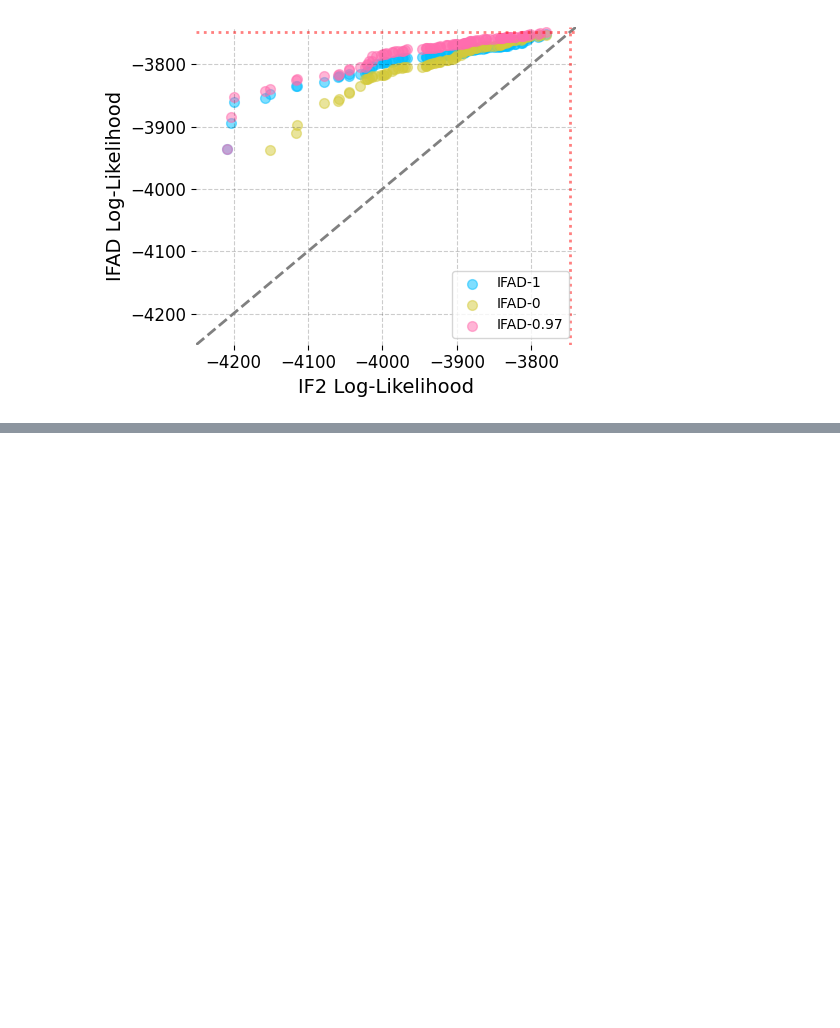
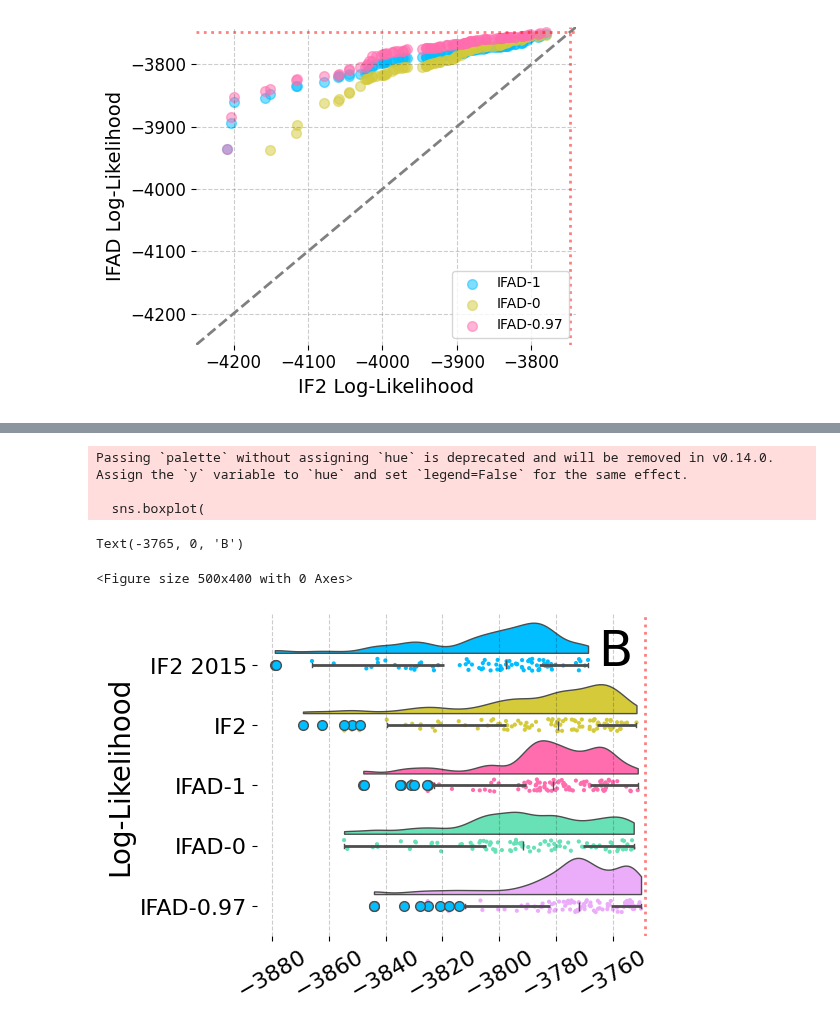
Before and after one commit to pypomp/quant, a Jupyter notebook: dacca_gamma/dacca_analysis.ipynb, the cells around one changed output, grey strips where cells are left out. Drawn from its saved outputs; the diff is of its cells as text; code cells hidden in the pictures; blank space fills up the shorter version.

```diff
--- a/dacca_gamma/dacca_analysis.ipynb
+++ b/dacca_gamma/dacca_analysis.ipynb
@@ -161,0 +122,46 @@ Error:
+# %%
+#IF2 0.95
+import pyreadr
+from scipy.special import logsumexp
+import seaborn as sns
+plt.style.use('matplotlibrc')
+plt.figure(figsize=(5,4))
+result = pyreadr.read_r('cholera-mif1-mif2.rda')
+
+length = len(mifs)
+data = pd.DataFrame({'IF2 2015': np.pad(logsumexp(result['m2.lik'], axis=0)[:length],
+                                        (0,max(0,length-100)), constant_values=np.nan),
+              'IF2': mifs,
+              'IFAD-1': runs[1.0],
+              'IFAD-0' : runs[0.0],
+              'IFAD-0.97' : runs[0.97]})
+
+
+dx="group"; dy="score"; ort="h"; pal = "Set2"; sigma = 0.2
+pal = sns.color_palette([tuple(int(h[i:i+2], 16)/255 for i in (0, 2, 4)) for h in ['00BEFF', 'D4CA3A', 'FF6DAE', '67E1B5', 'EBACFA',
+                                             '9E9E9E', 'F1988E', '5DB15A', 'E28544', '52B8AA']], 10)
+fig, ax = plt.subplots(figsize=(7/1.2, 5/1.2))
+
+ax=pt.RainCloud(x = 'variable', y = 'value',
+                data = data[data>-3900].melt(), bw = sigma,
+                palette=pal,
+                 width_viol = 1.2, ax = ax, orient = ort
+                 )
+plt.xlabel('')
+plt.ylabel('Log-Likelihood')
+
+
+plt.axvline(-3748.5, linestyle='dotted', color='r', alpha=0.5)
+plt.ylabel('Log-Likelihood', fontsize=20)
+plt.xticks(rotation=30, fontsize=16)
+plt.yticks(rotation=0, fontsize=16)
+#plt.title('Boxplot Comparison of Performance, Best of 10 Runs')
+plt.tight_layout()
+plt.text(-3765, 0, 'B', fontsize=36)
+# %% [output]
+Passing `palette` without assigning `hue` is deprecated and will be removed in v0.14.0. Assign the `y` variable to `hue` and set `legend=False` for the same effect.
+
+  sns.boxplot(
+Text(-3765, 0, 'B')
+<Figure size 500x400 with 0 Axes>
+[figure, added]
```
Also changed, not shown: parts of 13 cells of this notebook, 5 other files.
